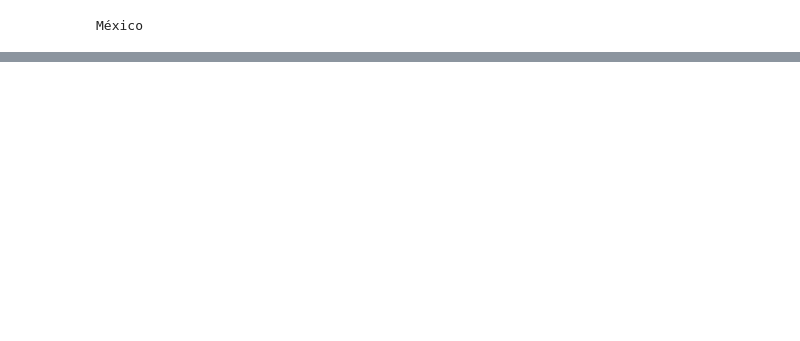
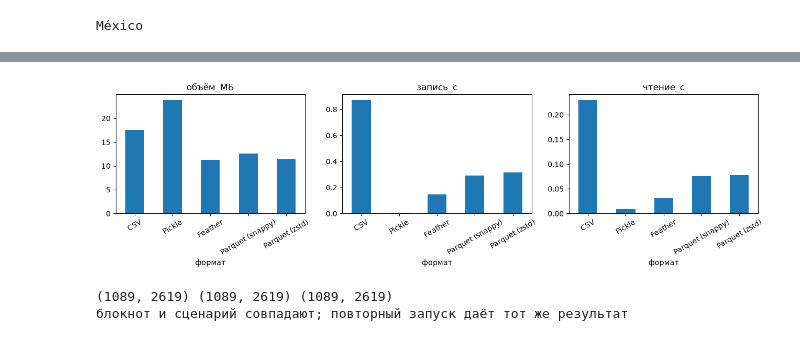
Before and after one commit to 777hotkat777-debug/data-analysis-course, a Jupyter notebook: notebooks/01_overview.ipynb, the cells around one changed output, grey strips where cells are left out. Cells and saved outputs as stored; diff of their text form; code cells hidden in the pictures; blank space fills up the shorter version.

```diff
--- a/notebooks/01_overview.ipynb
+++ b/notebooks/01_overview.ipynb
@@ -322,0 +1217,17 @@ México
+# %%
+full_empty = na_df[na_df["доля_NaN"] == 1.0]
+print("полностью пустых столбцов:", len(full_empty))
+print(full_empty.groupby("лист").size())
+for t in (0.5, 0.9, 0.99):
+    print(f"доля пропусков больше {t}:", int((na_df["доля_NaN"] > t).sum()))
+
+# собраны ли пропуски по странам
+country = clean_sheets["GENERAL_CHARACTERISTICS"].set_index(key)["GC_CNT_GAD_2025"]
+mid = na_df[(na_df["доля_NaN"] > 0.2) & (na_df["доля_NaN"] < 0.9)]
+print(len(mid), "столбцов с долей пропусков 20-90 %")
+sample = mid.sort_values("доля_NaN").iloc[::max(1, len(mid) // 5)].head(5)
+for _, r in sample.iterrows():
+    s = clean_sheets[r["лист"]].set_index(key)[r["столбец"]]
+    by = s.isna().groupby(country.reindex(s.index).values).mean()
+    print(f'{r["столбец"]}: пропусков {r["доля_NaN"]:.0%}; стран всего {len(by)}, '
+          f'полностью пустых {int((by == 1).sum())}, полностью заполненных {int((by == 0).sum())}')
@@ -322,0 +1509,8 @@ México
+# %%
+a = clean_final
+b = pd.read_parquet("../data/interim/run1.parquet")
+c = pd.read_parquet("../data/interim/run2.parquet")
+print(a.shape, b.shape, c.shape)
+pd.testing.assert_frame_equal(a, b)
+pd.testing.assert_frame_equal(b, c)
+print("блокнот и сценарий совпадают; повторный запуск даёт тот же результат")
@@ -322,0 +1525,9 @@ México
+# %%
+raw = sheets["GENERAL_CHARACTERISTICS"]
+for n in sorted(sheets):
+    if n in SKIP or n == "GENERAL_CHARACTERISTICS":
+        continue
+    d = sheets[n].drop_duplicates(subset=key)
+    d = d.drop(columns=[c for c in d.columns if c in raw.columns and c != key])
+    raw = raw.merge(d, on=key, how="left", validate="one_to_one")
+print(raw.shape)
@@ -322,0 +1594,22 @@ México
+# %%
+import matplotlib.pyplot as plt
+fig, axes = plt.subplots(1, 3, figsize=(13, 3.8))
+for ax, col in zip(axes, ["объём_МБ", "запись_с", "чтение_с"]):
+    res[col].plot.bar(ax=ax, title=col, rot=30)
+plt.tight_layout()
+Path("../docs").mkdir(exist_ok=True)
+plt.savefig("../docs/formats.png", dpi=150)
+plt.show()
+# %% [output]
+[figure, added]
+# %%
+a = clean_final
+b = pd.read_parquet("../data/interim/run1.parquet")
+c = pd.read_parquet("../data/interim/run2.parquet")
+print(a.shape, b.shape, c.shape)
+pd.testing.assert_frame_equal(a, b)
+pd.testing.assert_frame_equal(b, c)
+print("блокнот и сценарий совпадают; повторный запуск даёт тот же результат")
+# %% [output]
+(1089, 2619) (1089, 2619) (1089, 2619)
+блокнот и сценарий совпадают; повторный запуск даёт тот же результат
```
Also changed, not shown: parts of 64 cells of this notebook.
